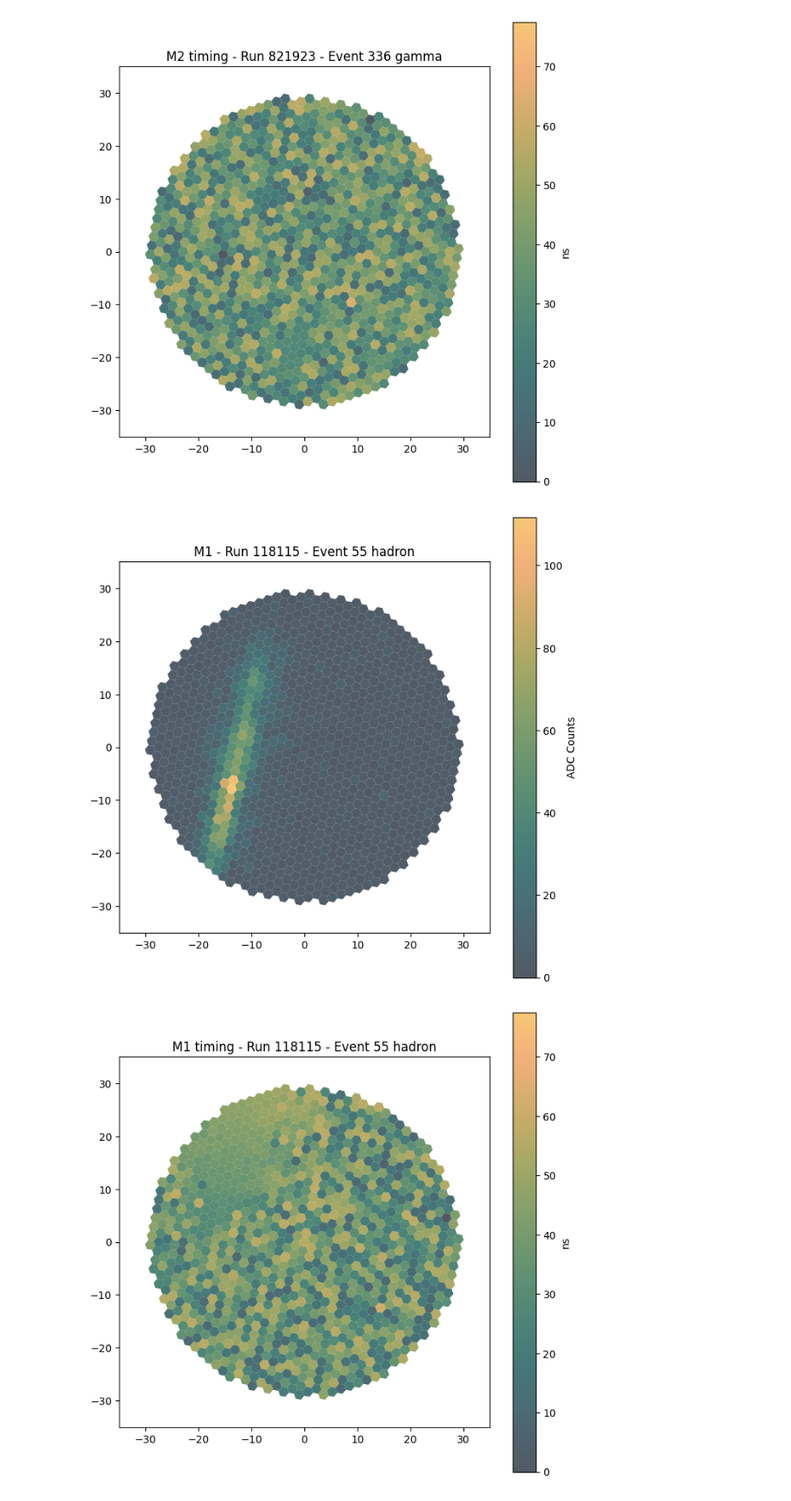
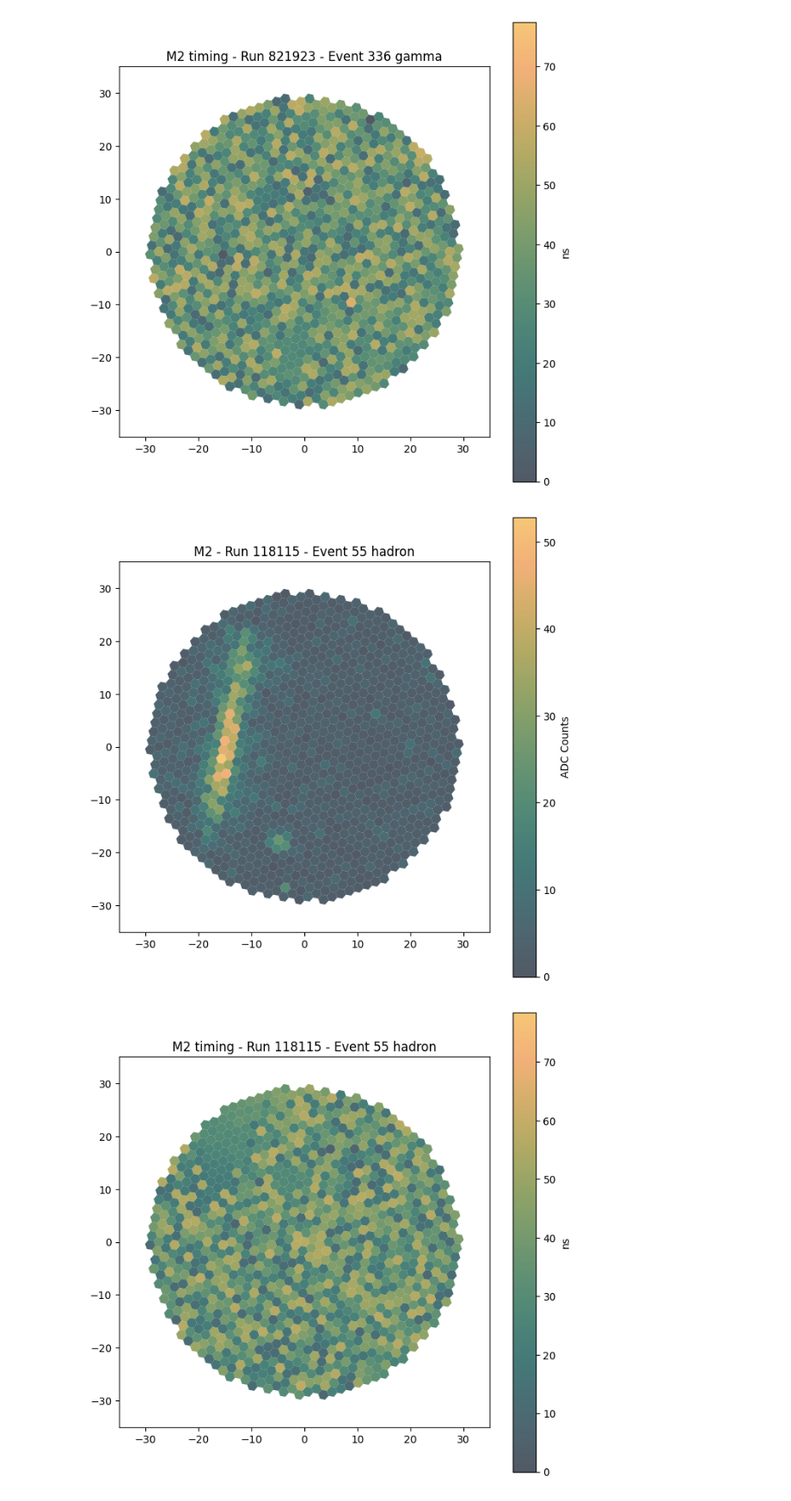
Before and after one commit to astrojarred/magic-ml-images, a Jupyter notebook: plot/plot-dev.ipynb, the cells around one changed output. Shown at 86% size. Cells and saved outputs as stored; diff of their text form; code cells hidden in the pictures.

```diff
--- a/plot/plot-dev.ipynb
+++ b/plot/plot-dev.ipynb
@@ -37,8 +37,8 @@ e = magic.Event(ex, "hadron")
 ex = p[(p.run_number == 118115) & (p.event_number == 55)].iloc[0]
 e = magic.Event(ex, "hadron")
 # %%
-e.plot(1, title=True)
-e.plot(1, timing=True, title=True)
+e.plot(2, title=True)
+e.plot(2, timing=True, title=True)
 # %% [output]
-[figure, old version]
+[figure, new version]
-[figure, old version]
+[figure, new version]
```
Also changed, not shown: 7 other files.
